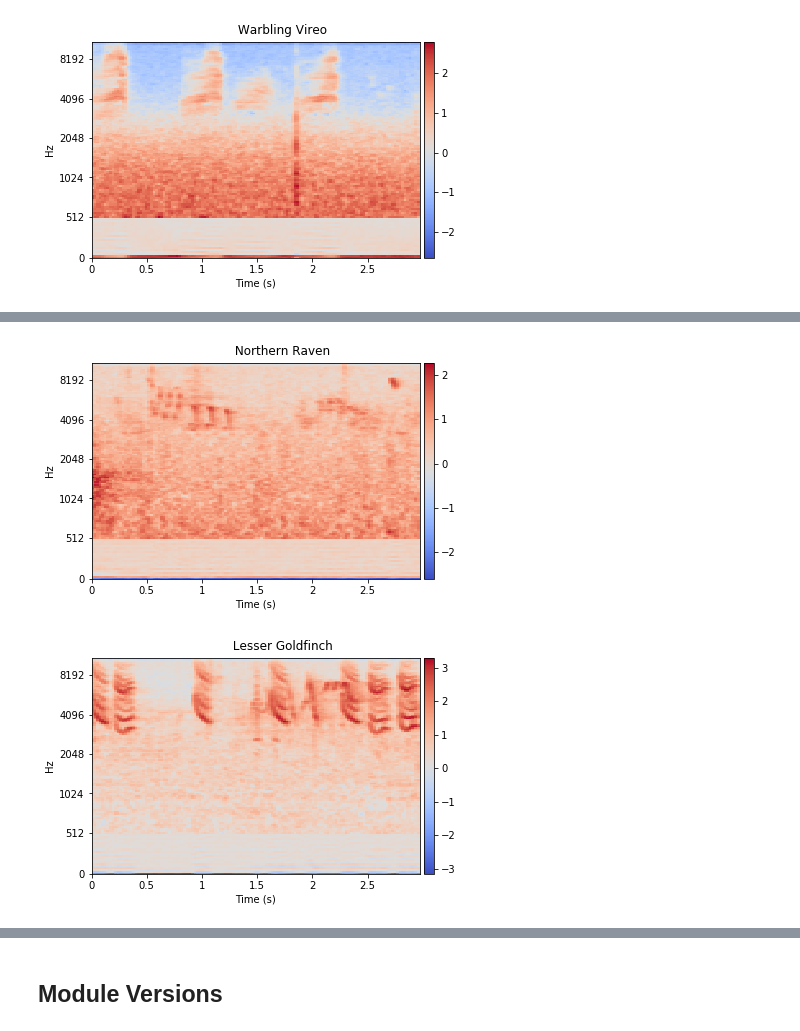
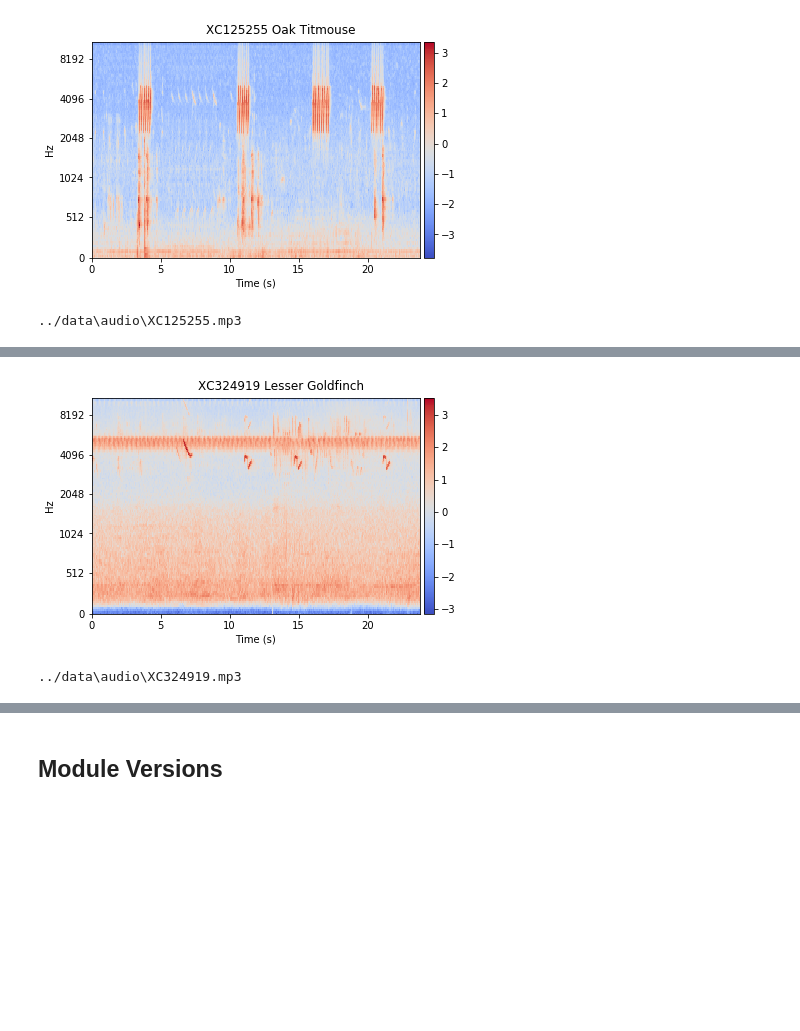
Before and after one commit to samhiatt/avian_vocalizations, a Jupyter notebook: notebooks/Data Generator and Training Example.ipynb, the cells around one changed output, grey strips where cells are left out. Drawn from its saved outputs; the diff is of its cells as text; code cells hidden in the pictures; blank space fills up the shorter version.

```diff
--- a/notebooks/Data Generator and Training Example.ipynb
+++ b/notebooks/Data Generator and Training Example.ipynb
@@ -16,6 +14,6 @@ Using TensorFlow backend.
 # %%
 data_dir = '../data'
-index_df, shapes_df, train_df, test_df = data.load_data(data_dir)
+index_df, shapes_df, train_df, test_df = data.load_data(data_dir, download_data=True)
 label_encoder = LabelEncoder().fit(index_df['english_cname'] )
 n_classes = len(label_encoder.classes_)
 # %%
@@ -24,14 +22,23 @@ y_train = label_encoder.transform(index_df.loc[index_df['test']==False,"english_
 # %%
 from avian_vocalizations.visualization import show_sample
 from avian_vocalizations.data import AudioFeatureGenerator
 
 generator = AudioFeatureGenerator(X_train, y_train, data_dir=data_dir,
-            batch_size=3, shuffle=True, seed=37, n_frames=128)
+            batch_size=1, shuffle=True, seed=37, n_frames=1024)
 Xs, ys = generator[0]
 for i in range(ys.shape[0]): #for each of the samples in the batch)
     label = label_encoder.classes_[np.argmax(ys[i])]
-    show_sample(Xs[i],
+    show_sample(Xs['melsg'][i], file_id=Xs['id'][i],
                 label=label,
                 load_clip=True, data_dir=data_dir )
+
+generator.on_epoch_end()
+Xs, ys = generator[0]
+for i in range(ys.shape[0]): #for each of the samples in the batch)
+    label = label_encoder.classes_[np.argmax(ys[i])]
+    show_sample(Xs['melsg'][i], file_id=Xs['id'][i],
+                label=label,
+                load_clip=True, data_dir=data_dir )
 # %% [output]
-[figure, old version]
+[figure, new version]
+../data\audio\XC125255.mp3
@@ -38,2 +46,2 @@ for i in range(ys.shape[0]): #for each of the samples in the batch)
-[figure, old version]
+[figure, new version]
-[figure, removed]
+../data\audio\XC324919.mp3
```
Also changed, not shown: parts of 5 cells of this notebook.
